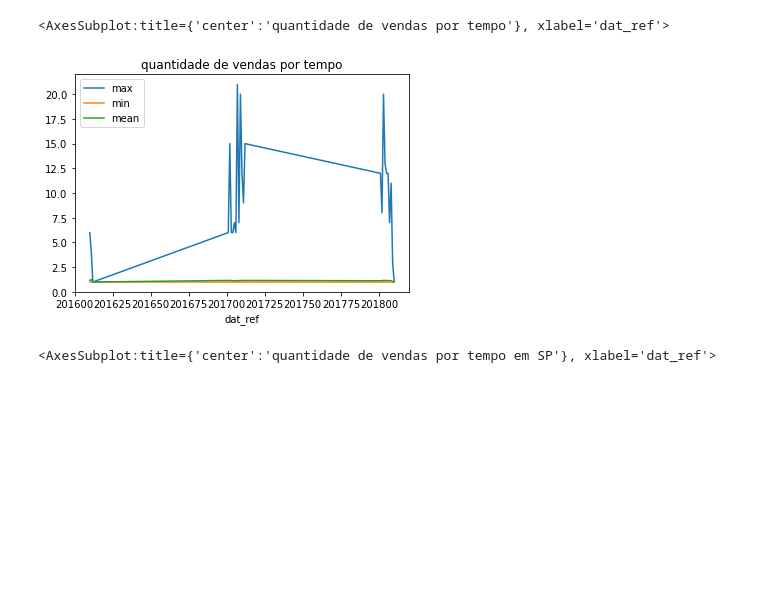
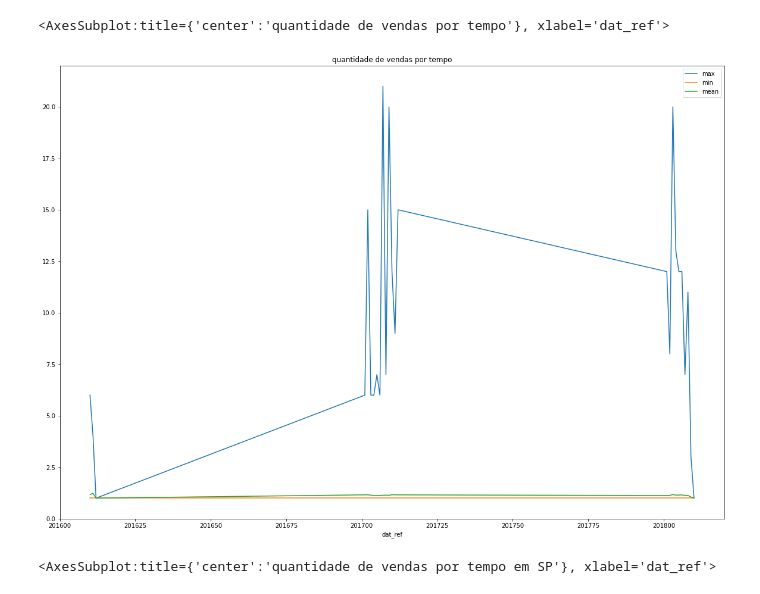
Before and after one commit to Rodrigo-Henrique21/projeto_big_data_ciencia_dos_dados, a Jupyter notebook: Backend/src/report_vendas_regiao.ipynb, the cells around one changed output. Drawn from its saved outputs; the diff is of its cells as text; code cells hidden in the pictures; blank space fills up the shorter version.

```diff
--- a/Backend/src/report_vendas_regiao.ipynb
+++ b/Backend/src/report_vendas_regiao.ipynb
@@ -18,10 +18,13 @@ left join ecommerce.product p on oi.product_id =p.product_id ;""", con=engine)
 # %%
 df_sum = df.groupby(['dat_ref','estado','order_purchase_timestamp'])['quantidade'].sum().reset_index(name ='total_vendas')
 # %%
-df_sum.groupby('dat_ref')['total_vendas'].agg(['max','min','mean']).plot(title = 'quantidade de vendas por tempo')
+ df_suldeste = df_sum.query('estado in ("SP","RJ","ES","MG")')
+
+df_sum.groupby('dat_ref')['total_vendas'].agg(['max','min','mean'])\
+.plot(title = 'quantidade de vendas por tempo',figsize = (20, 14))
 # %% [output]
 <AxesSubplot:title={'center':'quantidade de vendas por tempo'}, xlabel='dat_ref'>
-[figure, old version]
+[figure, new version]
 # %%
 df_sp = df_sum[df_sum.estado == 'SP']
 
```
Also changed, not shown: parts of 9 cells of this notebook, 4 other files.
